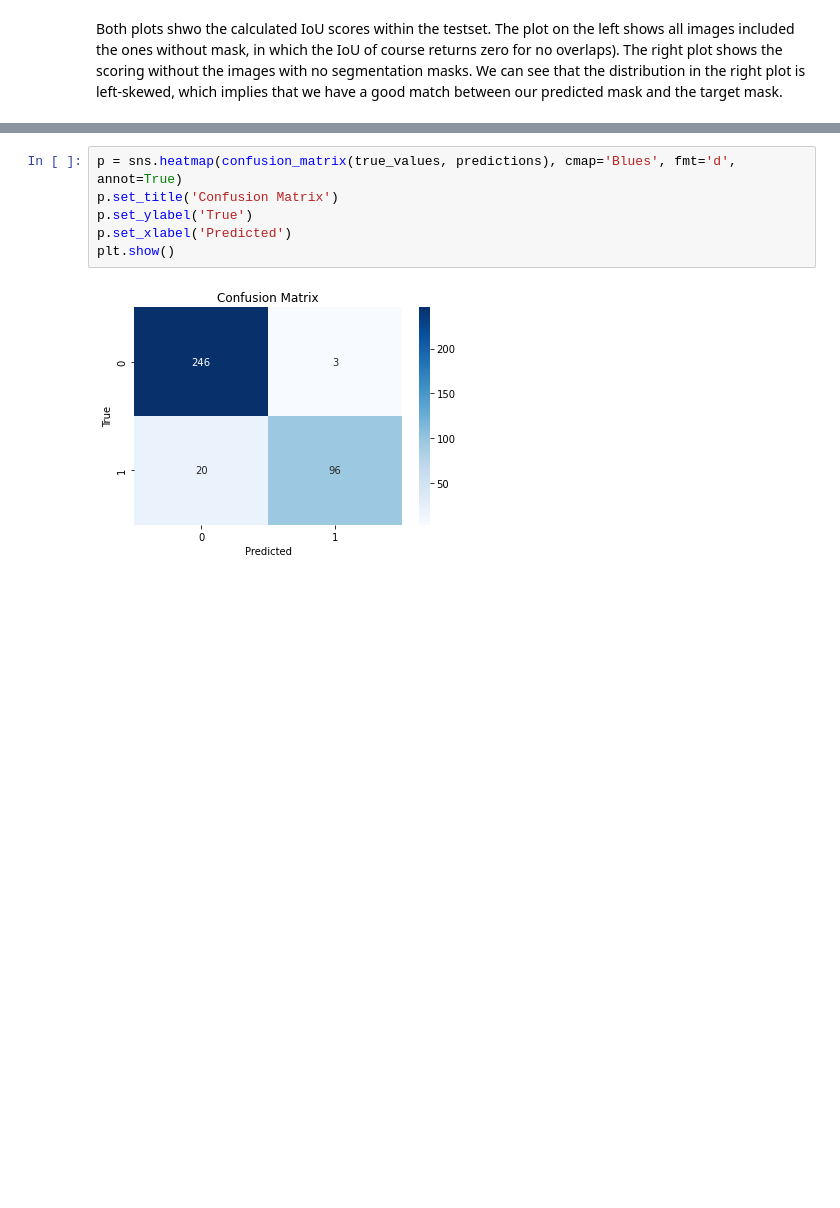
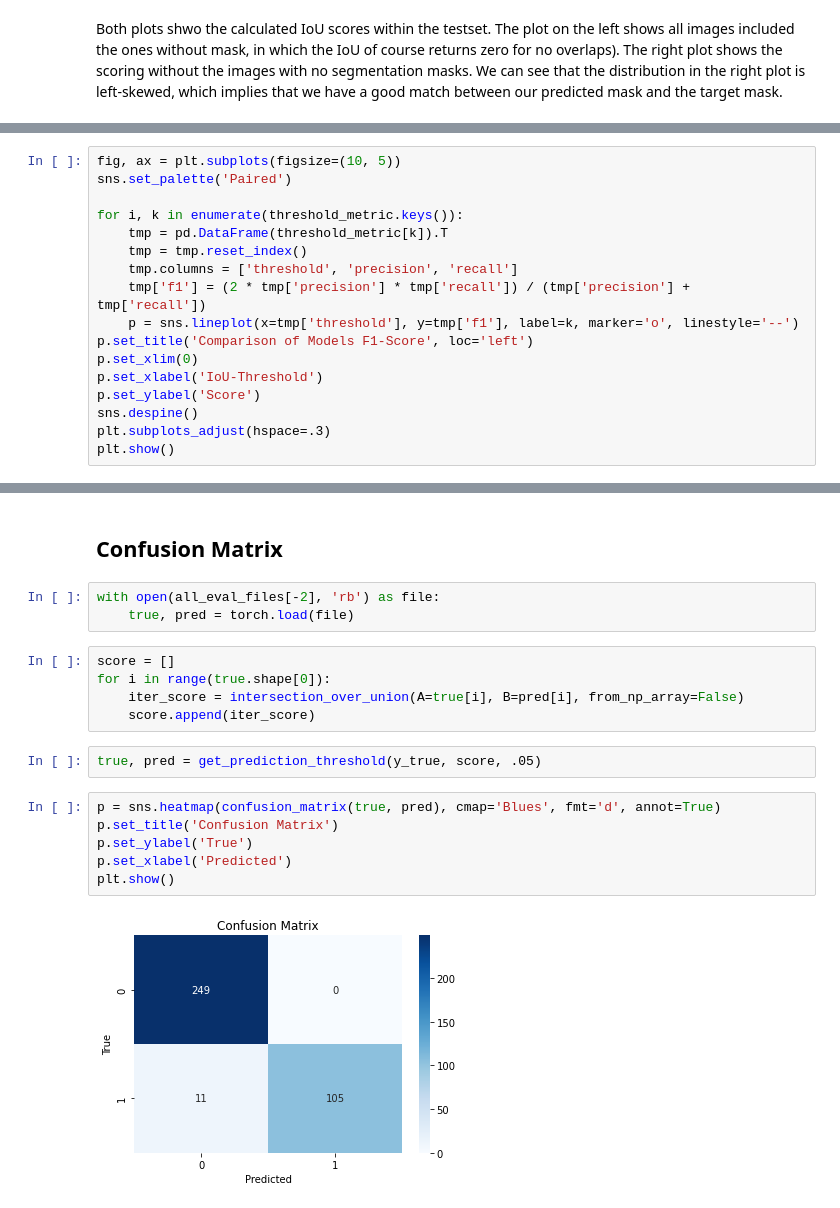
Before and after one commit to simsta1/brain-mri-semantic-segmentation, a Jupyter notebook: image_segment.ipynb, the cells around one changed output, grey strips where cells are left out. Cells and saved outputs as stored; diff of their text form; blank space fills up the shorter version.

Commit message:
add further work on model comparison and evaluation

```diff
--- a/image_segment.ipynb
+++ b/image_segment.ipynb
@@ -638,0 +686,17 @@ true_values, predictions = get_predictions(y_true, y_pred)
+# %%
+fig, ax = plt.subplots(figsize=(10, 5))
+sns.set_palette('Paired')
+
+for i, k in enumerate(threshold_metric.keys()):
+    tmp = pd.DataFrame(threshold_metric[k]).T
+    tmp = tmp.reset_index()
+    tmp.columns = ['threshold', 'precision', 'recall']
+    tmp['f1'] = (2 * tmp['precision'] * tmp['recall']) / (tmp['precision'] + tmp['recall'])
+    p = sns.lineplot(x=tmp['threshold'], y=tmp['f1'], label=k, marker='o', linestyle='--')
+p.set_title('Comparison of Models F1-Score', loc='left')
+p.set_xlim(0)
+p.set_xlabel('IoU-Threshold')
+p.set_ylabel('Score')
+sns.despine()
+plt.subplots_adjust(hspace=.3)
+plt.show()
@@ -639,9 +709,21 @@ true_values, predictions = get_predictions(y_true, y_pred)
+# %% [markdown]
+## Confusion Matrix
+# %%
+with open(all_eval_files[-2], 'rb') as file:
+    true, pred = torch.load(file)
+# %%
+score = []
+for i in range(true.shape[0]):
+    iter_score = intersection_over_union(A=true[i], B=pred[i], from_np_array=False)
+    score.append(iter_score)
+# %%
+true, pred = get_prediction_threshold(y_true, score, .05)
 # %%
-p = sns.heatmap(confusion_matrix(true_values, predictions), cmap='Blues', fmt='d', annot=True)
+p = sns.heatmap(confusion_matrix(true, pred), cmap='Blues', fmt='d', annot=True)
 p.set_title('Confusion Matrix')
 p.set_ylabel('True')
 p.set_xlabel('Predicted')
 plt.show()
 # %% [output]
-[figure, old version]
+[figure, new version]
 # %% [markdown]
```
Also changed, not shown: parts of 38 cells of this notebook.
